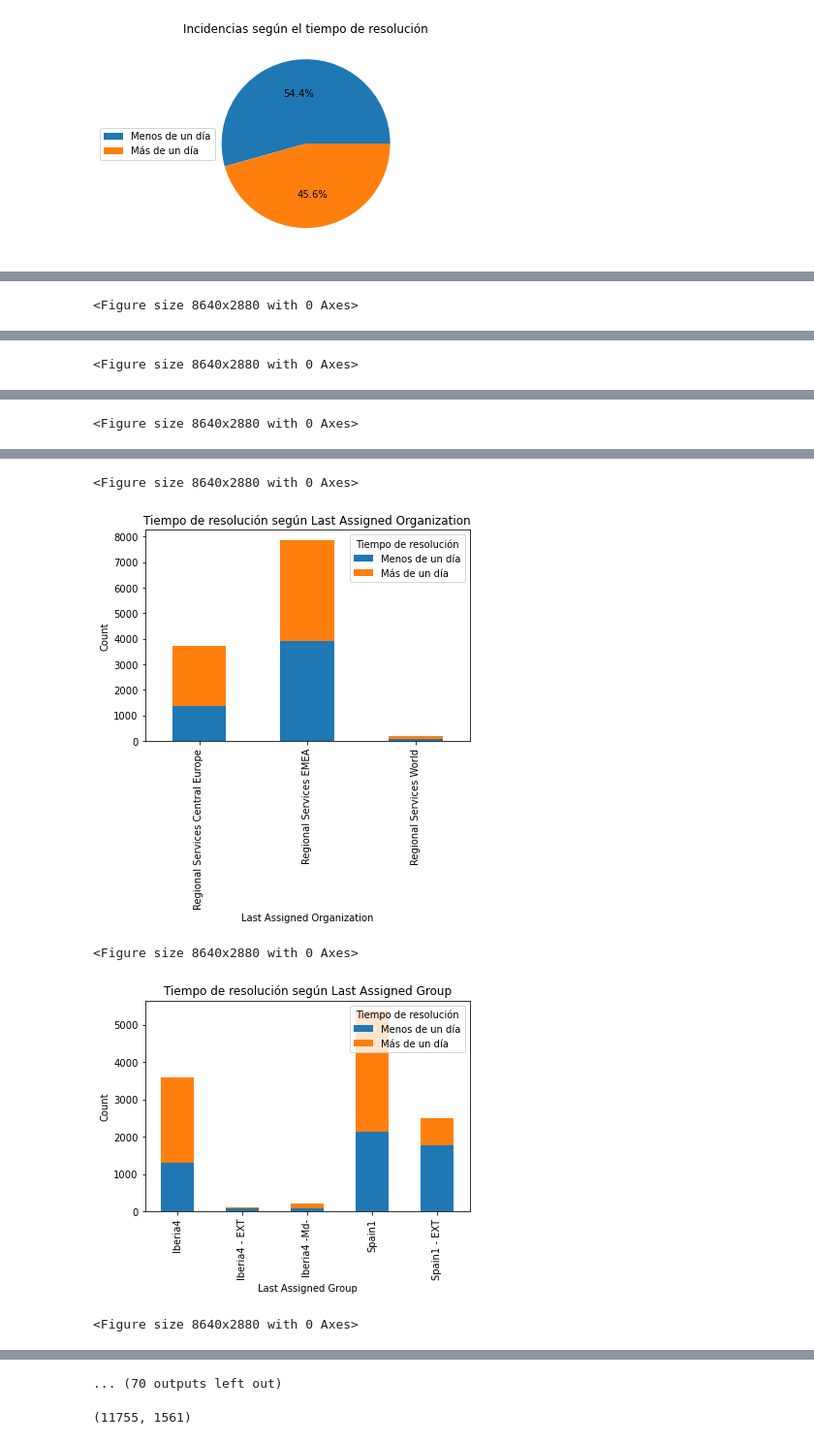
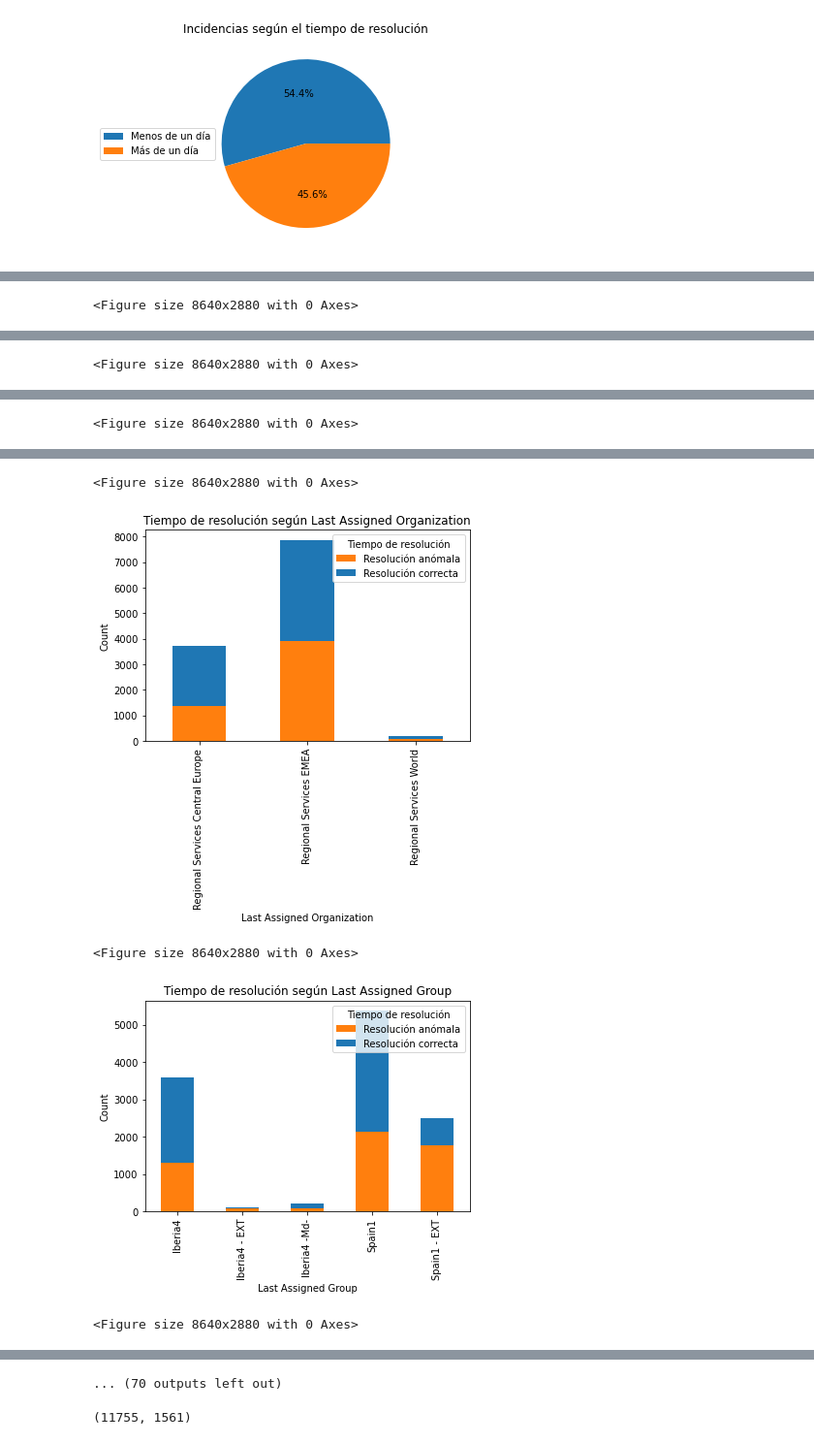
Before and after one commit to dahermar/TFM_ExplainableAI, a Jupyter notebook: Notebooks/8.-Clasificadores.ipynb, the cells around one changed output, grey strips where cells are left out. Shown at 97% size. Drawn from its saved outputs; the diff is of its cells as text; code cells hidden in the pictures.

```diff
--- a/Notebooks/8.-Clasificadores.ipynb
+++ b/Notebooks/8.-Clasificadores.ipynb
@@ -116,3 +116,18 @@ plt.legend(labels=['Menos de un día', 'Más de un día'], loc='center left', bb
 plt.show()
 # %% [output]
 [figure]
+# %%
+import pandas as pd
+
+plot_df = combined_df.drop(['Incident Number'], axis=1)
+
+# Consider only the "Reported Source" variable
+feature = 'Reported Source'
+print(f'Tiempo de resolución según {feature}\n')
+contingency_table = pd.crosstab(plot_df[feature], plot_df['Is On Time'])
+
+# Imprime el conteo de incidentes para cada valor de la variable
+for idx, count in enumerate(contingency_table.sum(axis=1)):
+    print(f'{feature}={contingency_table.index[idx]} - Is On Time=1: {contingency_table[1][idx]}, Is On Time=0: {contingency_table[0][idx]}')
+
+print('\n' + '-'*50 + '\n')
@@ -127,12 +156,12 @@ for feature in features:
     contingency_table = pd.crosstab(plot_df[feature], plot_df['Is On Time'])
 
     # Crea un gráfico de barras apiladas
-    contingency_table.plot(kind='bar', stacked=True)
+    contingency_table.plot(kind='bar', stacked=True,color=['#FF7F0E', '#1f77b4'])
 
     plt.title(f'Tiempo de resolución según {feature}')
     plt.xlabel(feature)
     plt.ylabel('Count')
-    plt.legend(title='Tiempo de resolución', loc='upper right', labels=['Menos de un día', 'Más de un día'])
+    plt.legend(title='Tiempo de resolución', loc='upper right', labels=['Resolución anómala', 'Resolución correcta'])
     plt.show()
 # %% [output]
 <Figure size 8640x2880 with 0 Axes>
@@ -144,5 +173,5 @@ for feature in features:
 <Figure size 8640x2880 with 0 Axes>
-[figure, old version]
+[figure, new version]
 <Figure size 8640x2880 with 0 Axes>
-[figure, old version]
+[figure, new version]
 <Figure size 8640x2880 with 0 Axes>
```
Also changed, not shown: parts of 2 cells of this notebook, 1 other file.
